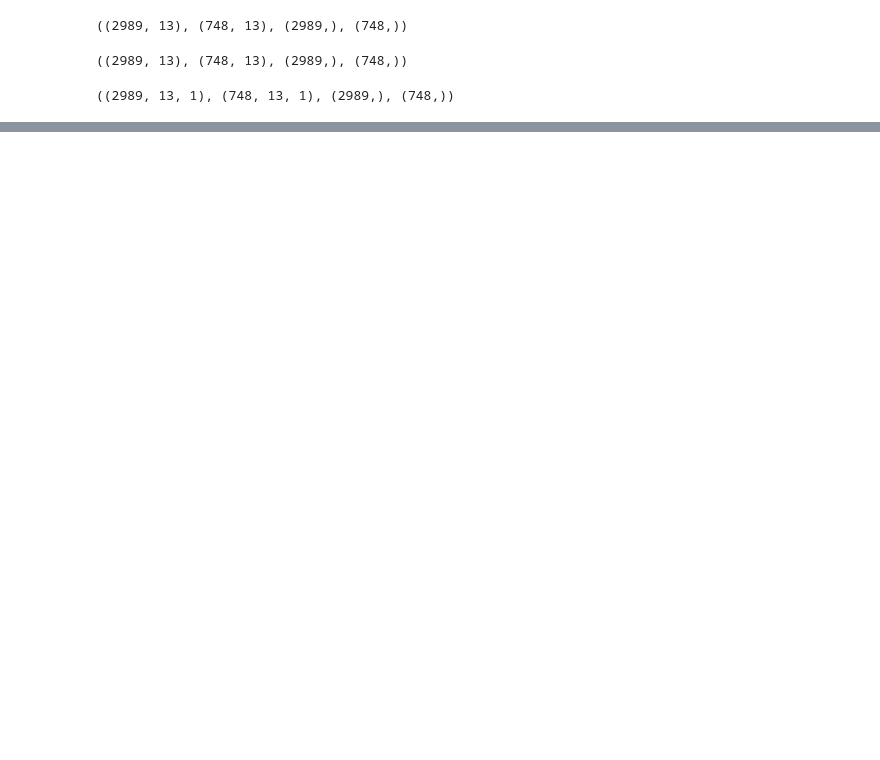
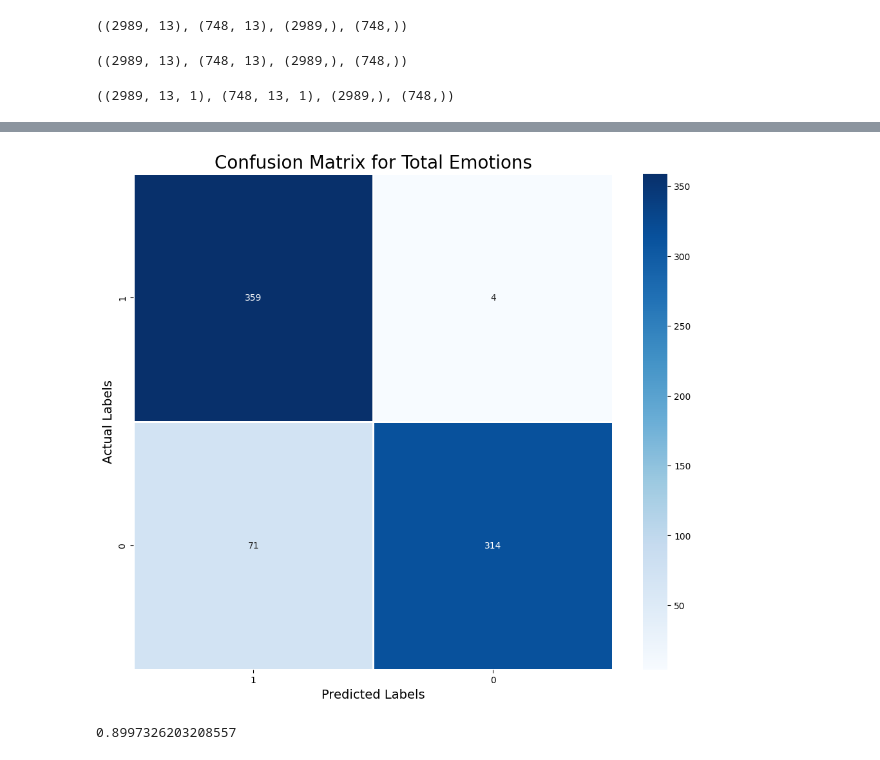
Before and after one commit to SewminaFernando/AggroDetect, a Jupyter notebook: model_1_training.ipynb, the cells around one changed output, grey strips where cells are left out. Cells and saved outputs as stored; diff of their text form; code cells hidden in the pictures; blank space fills up the shorter version.

```diff
--- a/model_1_training.ipynb
+++ b/model_1_training.ipynb
@@ -48,0 +154,2 @@ x_train.shape, x_test.shape, y_train.shape, y_test.shape
+# %%
+y_pred = model.predict(x_test)
@@ -48,0 +158,2 @@ x_train.shape, x_test.shape, y_train.shape, y_test.shape
+# %%
+y_pred = np.array([1 if y>=0.9 else 0 for y in y_pred]) #Threshold
@@ -48,0 +200,15 @@ x_train.shape, x_test.shape, y_train.shape, y_test.shape
+# %%
+cm = confusion_matrix(y_test, y_pred)
+plt.figure(figsize = (12, 10))
+cm = pd.DataFrame(cm , index = [1,0] , columns = [1,0])
+sns.heatmap(cm, linecolor='white', cmap='Blues', linewidth=1, annot=True, fmt='')
+plt.title('Confusion Matrix for Total Emotions', size=20)
+plt.xlabel('Predicted Labels', size=14)
+plt.ylabel('Actual Labels', size=14)
+plt.show()
+# %% [output]
+[figure, added]
+# %%
+accuracy_score(y_test, y_pred)
+# %% [output]
+0.8997326203208557
```
Also changed, not shown: parts of 16 cells of this notebook.
